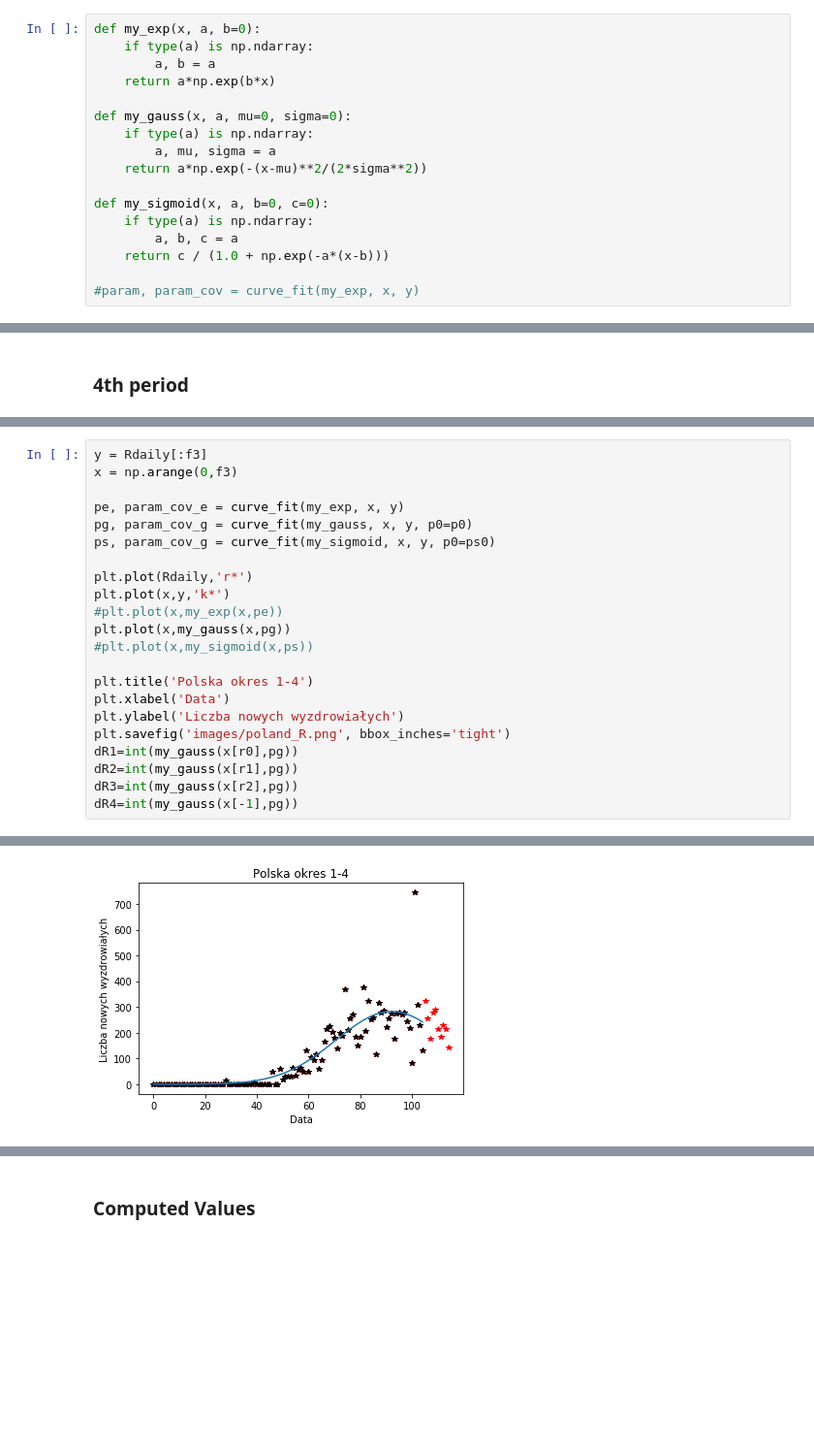
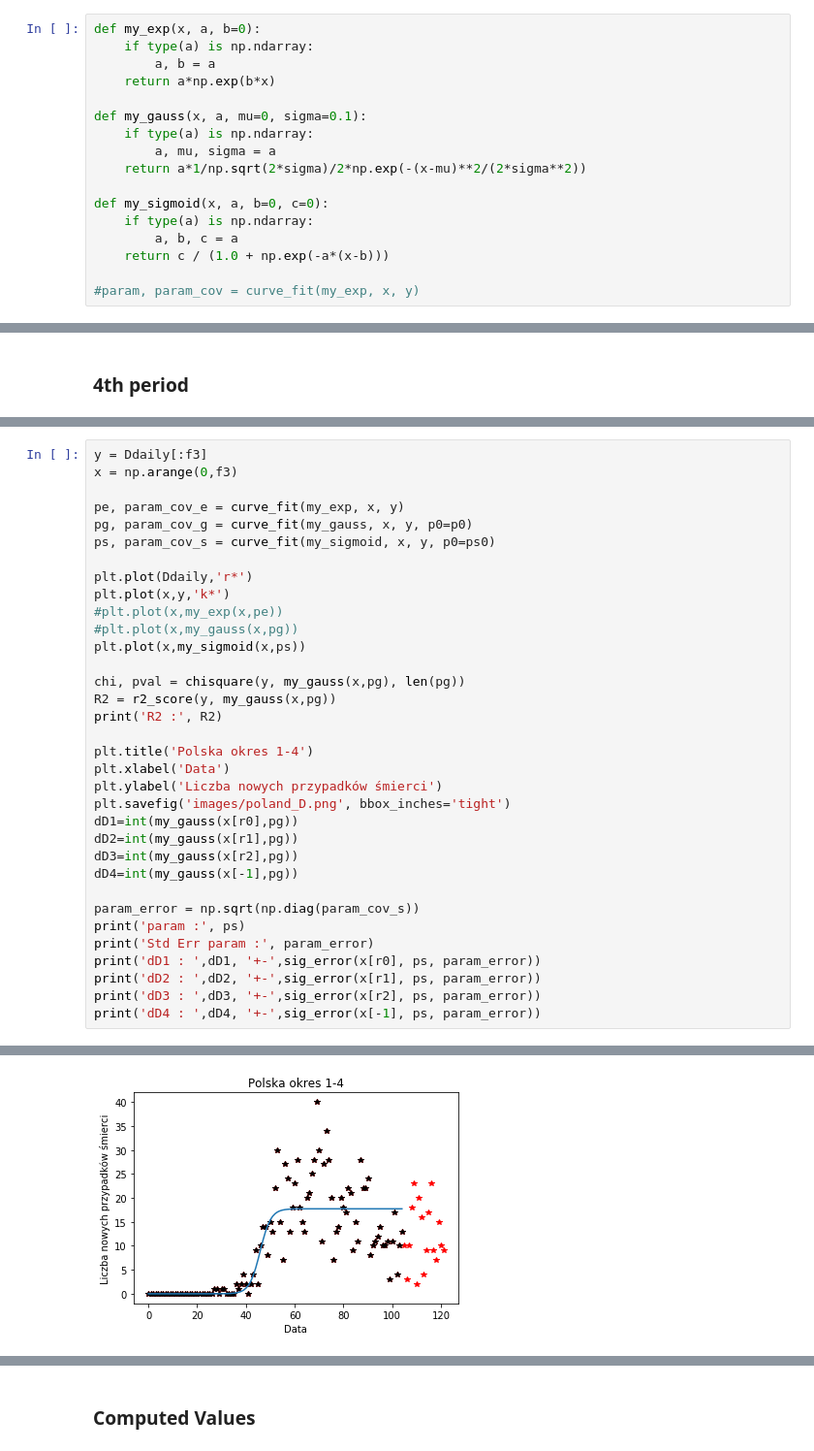
Before and after one commit to MarBry111/SIR_Poland_COVID19, a Jupyter notebook: SIR.ipynb, the cells around one changed output, grey strips where cells are left out. Shown: that part at 97% size. Drawn from its saved outputs; the diff is of its cells as text; blank space fills up the shorter version.

```diff
--- a/SIR.ipynb
+++ b/SIR.ipynb
@@ -62,10 +64,10 @@ def my_exp(x, a, b=0):
         a, b = a
     return a*np.exp(b*x)
 
-def my_gauss(x, a, mu=0, sigma=0):
+def my_gauss(x, a, mu=0, sigma=0.1):
     if type(a) is np.ndarray:
         a, mu, sigma = a
-    return a*np.exp(-(x-mu)**2/(2*sigma**2))
+    return a*1/np.sqrt(2*sigma)/2*np.exp(-(x-mu)**2/(2*sigma**2))
 
 def my_sigmoid(x, a, b=0, c=0):
     if type(a) is np.ndarray:
@@ -290,23 +439,35 @@ dI4=int(my_sigmoid(x[-1],ps))
 # %%
-y = Rdaily[:f3]
+y = Ddaily[:f3]
 x = np.arange(0,f3)
 
 pe, param_cov_e = curve_fit(my_exp, x, y)
 pg, param_cov_g = curve_fit(my_gauss, x, y, p0=p0)
-ps, param_cov_g = curve_fit(my_sigmoid, x, y, p0=ps0)
+ps, param_cov_s = curve_fit(my_sigmoid, x, y, p0=ps0)
 
-plt.plot(Rdaily,'r*')
+plt.plot(Ddaily,'r*')
 plt.plot(x,y,'k*')
 #plt.plot(x,my_exp(x,pe))
-plt.plot(x,my_gauss(x,pg))
-#plt.plot(x,my_sigmoid(x,ps))
+#plt.plot(x,my_gauss(x,pg))
+plt.plot(x,my_sigmoid(x,ps))
+
+chi, pval = chisquare(y, my_gauss(x,pg), len(pg))
+R2 = r2_score(y, my_gauss(x,pg))
+print('R2 :', R2)
 
 plt.title('Polska okres 1-4')
 plt.xlabel('Data')
-plt.ylabel('Liczba nowych wyzdrowiałych')
-plt.savefig('images/poland_R.png', bbox_inches='tight')
-dR1=int(my_gauss(x[r0],pg))
-dR2=int(my_gauss(x[r1],pg))
-dR3=int(my_gauss(x[r2],pg))
-dR4=int(my_gauss(x[-1],pg))
+plt.ylabel('Liczba nowych przypadków śmierci')
+plt.savefig('images/poland_D.png', bbox_inches='tight')
+dD1=int(my_gauss(x[r0],pg))
+dD2=int(my_gauss(x[r1],pg))
+dD3=int(my_gauss(x[r2],pg))
+dD4=int(my_gauss(x[-1],pg))
+
+param_error = np.sqrt(np.diag(param_cov_s))
+print('param :', ps)
+print('Std Err param :', param_error)
+print('dD1 : ',dD1, '+-',sig_error(x[r0], ps, param_error))
+print('dD2 : ',dD2, '+-',sig_error(x[r1], ps, param_error))
+print('dD3 : ',dD3, '+-',sig_error(x[r2], ps, param_error))
+print('dD4 : ',dD4, '+-',sig_error(x[-1], ps, param_error))
 # %% [output]
@@ -313 +481 @@ dR4=int(my_gauss(x[-1],pg))
-[figure, old version]
+[figure, new version]
```
Also changed, not shown: parts of 12 cells of this notebook.
